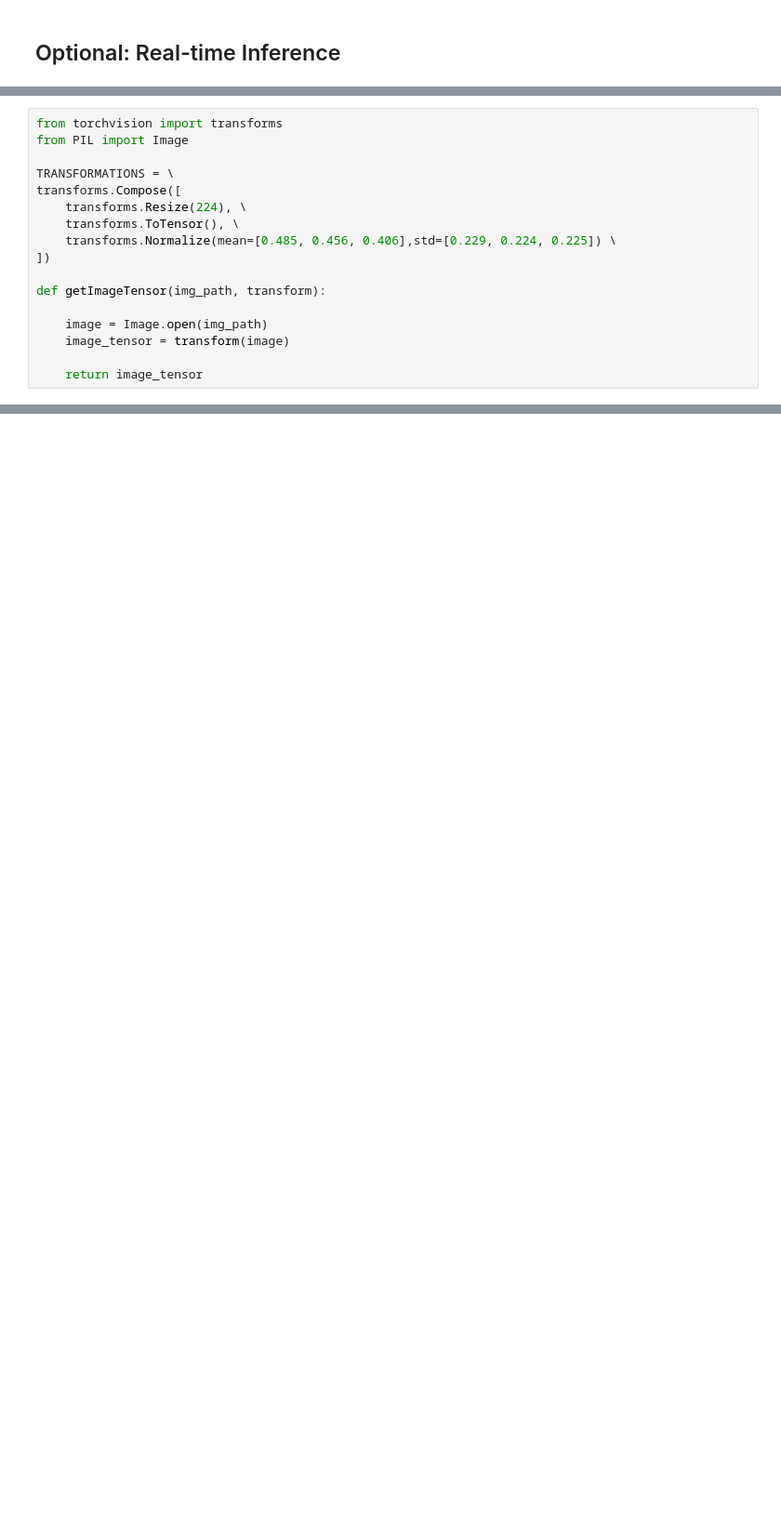
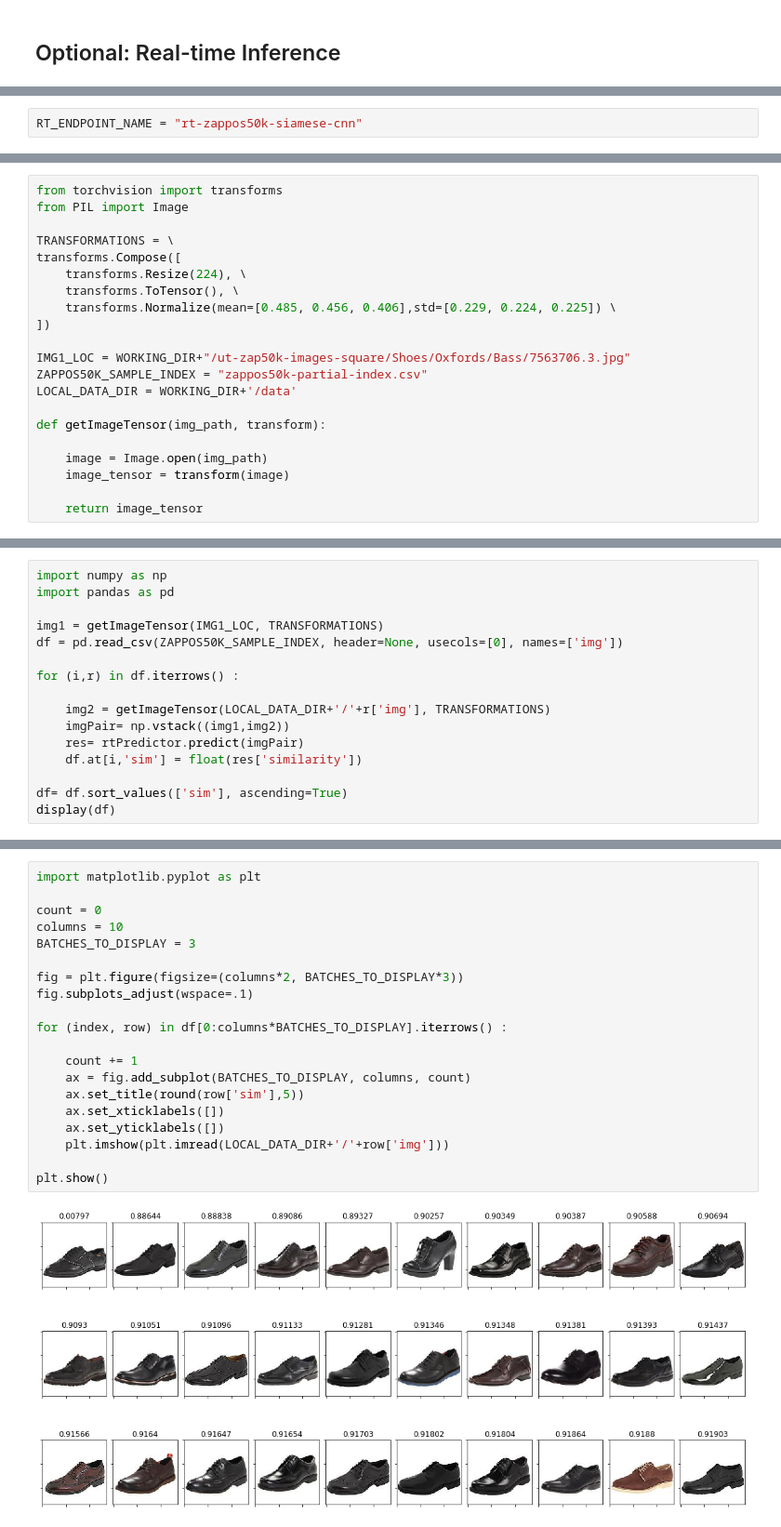
Before and after one commit to dylan-tong-aws/pytorch-image-similarity, a Jupyter notebook: notebooks/reinvent_pytorch_siamese_network.ipynb, the cells around one changed output, grey strips where cells are left out. Shown: that part at 93% size. Saved outputs shown, nothing was run; the diff lists cells and outputs as text; blank space fills up the shorter version.

```diff
--- a/notebooks/reinvent_pytorch_siamese_network.ipynb
+++ b/notebooks/reinvent_pytorch_siamese_network.ipynb
@@ -81,0 +339,2 @@ estimator.fit({'train':'s3://'+bucket+prefix})
+# %%
+RT_ENDPOINT_NAME = "rt-zappos50k-siamese-cnn"
@@ -90,6 +384,10 @@ transforms.Compose([
     transforms.Normalize(mean=[0.485, 0.456, 0.406],std=[0.229, 0.224, 0.225]) \
 ])
 
+IMG1_LOC = WORKING_DIR+"/ut-zap50k-images-square/Shoes/Oxfords/Bass/7563706.3.jpg"
+ZAPPOS50K_SAMPLE_INDEX = "zappos50k-partial-index.csv"
+LOCAL_DATA_DIR = WORKING_DIR+'/data'
+
 def getImageTensor(img_path, transform):
 
     image = Image.open(img_path)
@@ -311,0 +403,16 @@ transformer.transform('s3://'+bucket+'/'+BATCH_INPUT_PREFIX, content_type= 'appl
+# %%
+import numpy as np
+import pandas as pd
+
+img1 = getImageTensor(IMG1_LOC, TRANSFORMATIONS)
+df = pd.read_csv(ZAPPOS50K_SAMPLE_INDEX, header=None, usecols=[0], names=['img'])
+
+for (i,r) in df.iterrows() :
+
+    img2 = getImageTensor(LOCAL_DATA_DIR+'/'+r['img'], TRANSFORMATIONS)
+    imgPair= np.vstack((img1,img2))
+    res= rtPredictor.predict(imgPair)
+    df.at[i,'sim'] = float(res['similarity'])
+
+df= df.sort_values(['sim'], ascending=True)
+display(df)
@@ -311,0 +438,22 @@ transformer.transform('s3://'+bucket+'/'+BATCH_INPUT_PREFIX, content_type= 'appl
+# %%
+import matplotlib.pyplot as plt
+
+count = 0
+columns = 10
+BATCHES_TO_DISPLAY = 3
+
+fig = plt.figure(figsize=(columns*2, BATCHES_TO_DISPLAY*3))
+fig.subplots_adjust(wspace=.1)
+
+for (index, row) in df[0:columns*BATCHES_TO_DISPLAY].iterrows() :
+
+    count += 1
+    ax = fig.add_subplot(BATCHES_TO_DISPLAY, columns, count)
+    ax.set_title(round(row['sim'],5))
+    ax.set_xticklabels([])
+    ax.set_yticklabels([])
+    plt.imshow(plt.imread(LOCAL_DATA_DIR+'/'+row['img']))
+
+plt.show()
+# %% [output]
+[figure, added]
```
Also changed, not shown: parts of 76 cells of this notebook.
